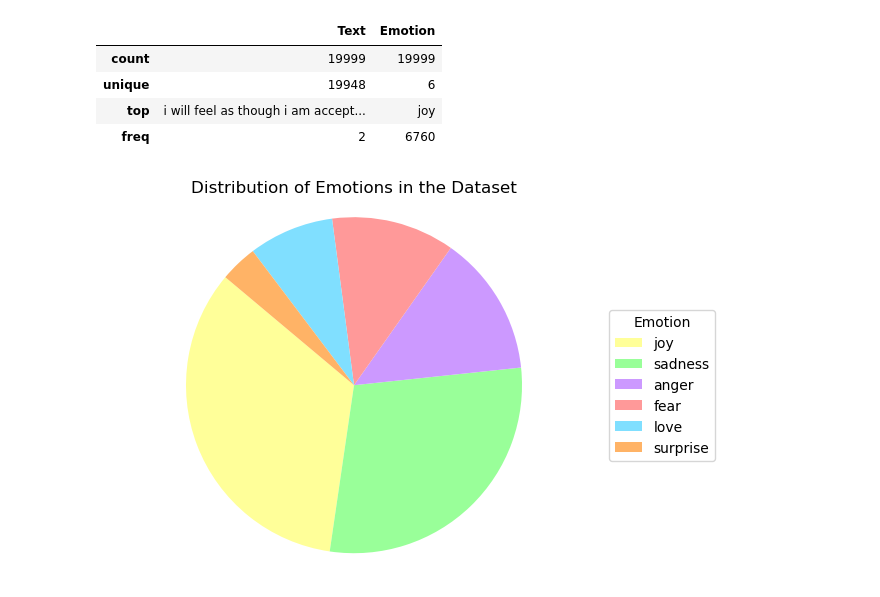
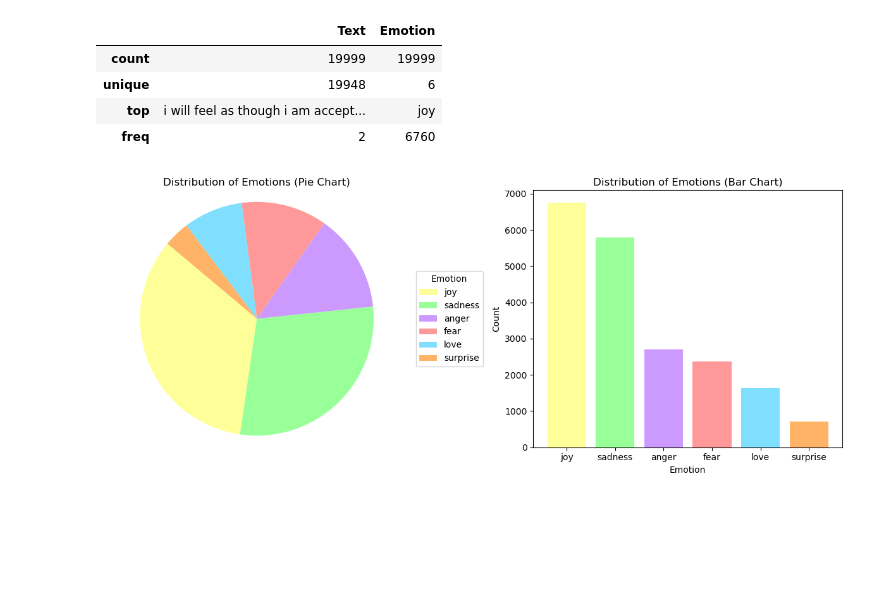
Before and after one commit to ahmedembeddedx/Emotion_Sentiment_Analysis_and_Predictive_Model, a Jupyter notebook: Emotion Detection/notebook.ipynb, the cells around one changed output. Saved outputs shown, nothing was run; the diff lists cells and outputs as text; code cells hidden in the pictures; blank space fills up the shorter version.

Commit message:
Start with some vizualisations and test out the prompt

```diff
--- a/Emotion Detection/notebook.ipynb
+++ b/Emotion Detection/notebook.ipynb
@@ -46,15 +56,27 @@ data.describe(include="all")
 | top | i will feel as though i am accept... | joy |
 | freq | 2 | 6760 |
 # %%
+import matplotlib.pyplot as plt
+
 counts = data['Emotion'].value_counts()
-colors=["#FFFF99", "#99FF99", "#CC99FF", "#FF9999", "#80DFFF", "#FFB366"]
-#lIGHT YELLOW, LIGHT GREEN, LIGHT PURPLE, LIGHT RED, LIGHT BLUE, LIGHT ORANGE
-plt.pie(counts,startangle=140, colors=colors)
+colors = ["#FFFF99", "#99FF99", "#CC99FF", "#FF9999", "#80DFFF", "#FFB366"]
 
+plt.figure(figsize=(12, 5))
+plt.subplot(1, 2, 1)
+plt.pie(counts, startangle=140, colors=colors)
 plt.legend(counts.index, title='Emotion', loc='center left', bbox_to_anchor=(1, 0.5))
+plt.axis('equal')
+plt.title('Distribution of Emotions (Pie Chart)')
 
-plt.axis('equal')
-plt.title('Distribution of Emotions in the Dataset')
+plt.subplot(1, 2, 2)
+emotion_counts = data['Emotion'].value_counts()
+plt.bar(emotion_counts.index, emotion_counts.values, color=colors)
+plt.title('Distribution of Emotions (Bar Chart)')
+plt.xlabel('Emotion')
+plt.ylabel('Count')
+
+plt.tight_layout()
+
 plt.show()
 # %% [output]
-[figure, old version]
+[figure, new version]
```
Also changed, not shown: parts of 14 cells of this notebook.
